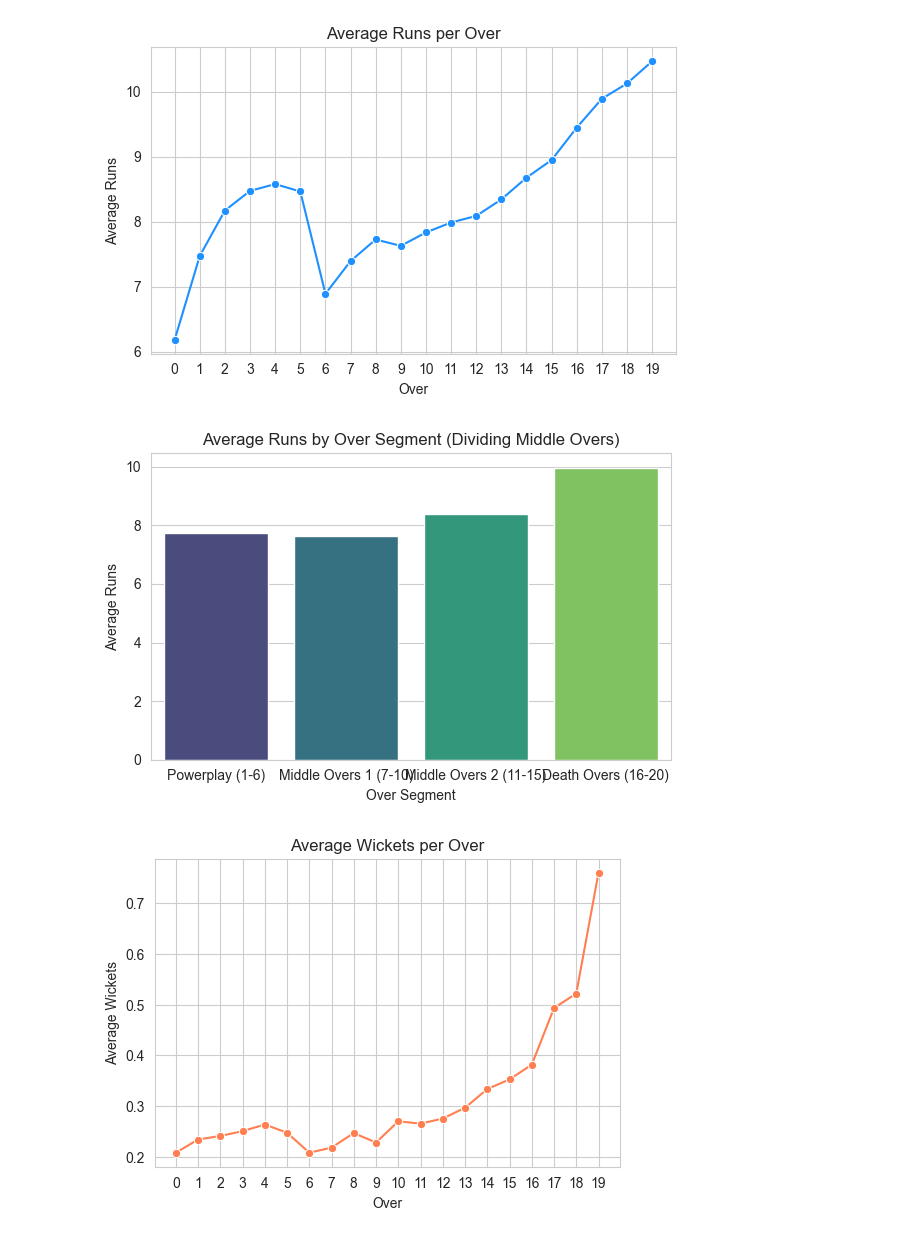
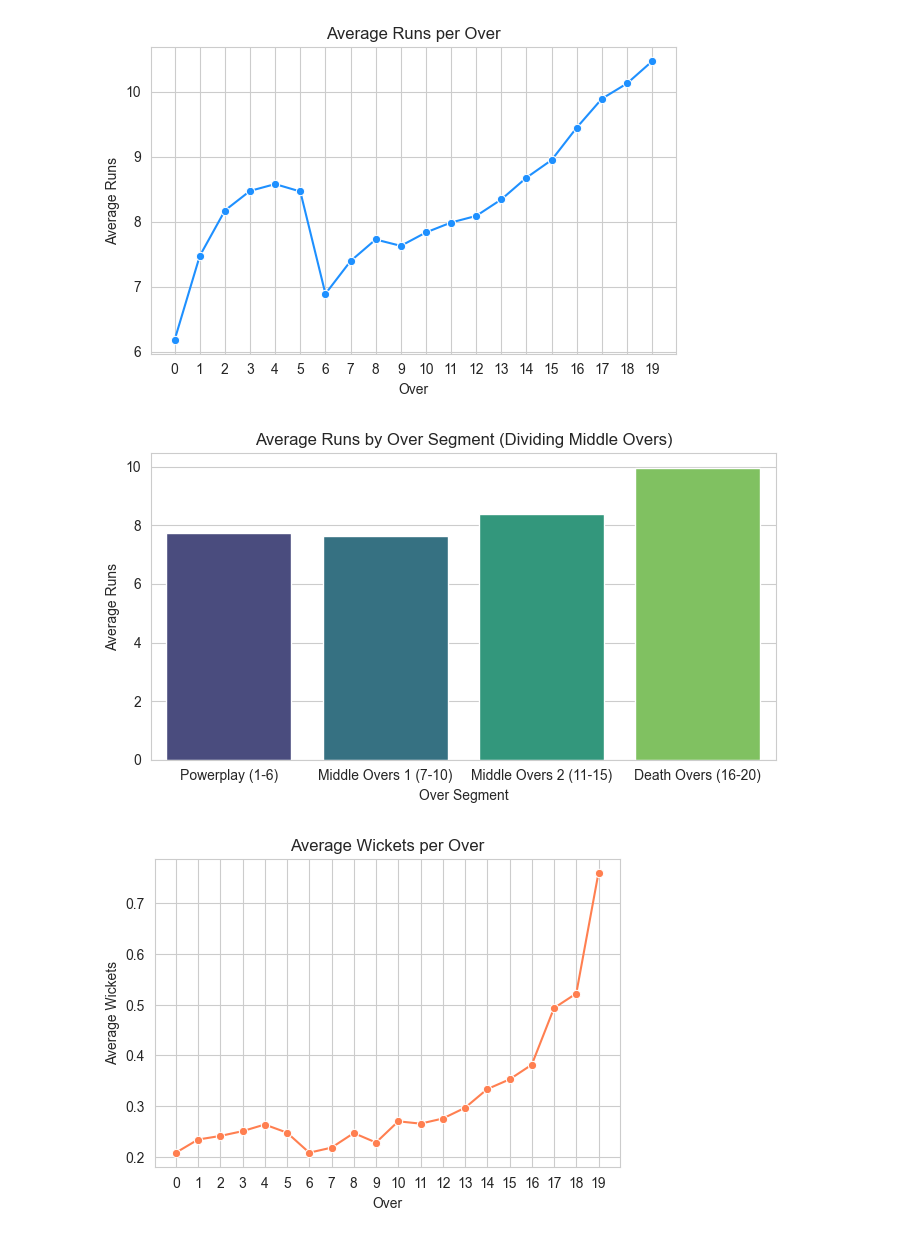
Before and after one commit to vineetsharma9252/New_Cricket_Cast, a Jupyter notebook: src/Preprocessing.ipynb, the cells around one changed output. Cells and saved outputs as stored; diff of their text form; code cells hidden in the pictures.

```diff
--- a/src/Preprocessing.ipynb
+++ b/src/Preprocessing.ipynb
@@ -171,35 +203,35 @@ over_end_scores = Deliveries.groupby(['match_id', 'inning', 'over']).last().rese
 over_end_scores['over_runs'] = over_end_scores.groupby(['match_id', 'inning'])['score'].diff()
 over_end_scores['over_runs'] = over_end_scores['over_runs'].fillna(over_end_scores['score'])
 
 def assign_segment(over):
     if over <= 6:
         return "Powerplay (1-6)"
     elif 7 <= over <= 10:
         return "Middle Overs 1 (7-10)"
     elif 11 <= over <= 15:
         return "Middle Overs 2 (11-15)"
     else:
         return "Death Overs (16-20)"
 
 over_end_scores['over_segment'] = over_end_scores['over'].apply(assign_segment)
 
 avg_runs_segment = over_end_scores.groupby('over_segment')['over_runs'].mean().reset_index()
 
 segment_order = ["Powerplay (1-6)", "Middle Overs 1 (7-10)", "Middle Overs 2 (11-15)", "Death Overs (16-20)"]
 avg_runs_segment['over_segment'] = pd.Categorical(avg_runs_segment['over_segment'],
                                                   categories=segment_order, ordered=True)
 avg_runs_segment = avg_runs_segment.sort_values('over_segment')
 
-plt.figure(figsize=(6,4))
+plt.figure(figsize=(7,4))
 sns.set_style("whitegrid")
 sns.barplot(data=avg_runs_segment, x='over_segment', y='over_runs', palette='viridis')
 plt.xlabel("Over Segment")
 plt.ylabel("Average Runs")
 plt.title("Average Runs by Over Segment (Dividing Middle Overs)")
 plt.tight_layout()
 plt.show()
 # %% [output]
-[figure, old version]
+[figure, new version]
 # %%
 over_wickets = Deliveries.groupby(['match_id', 'inning', 'over'])['is_wicket'].sum().reset_index()
 over_wickets.columns = ['match_id', 'inning', 'over', 'wickets_in_over']
```
Also changed, not shown: parts of 3 cells of this notebook.
